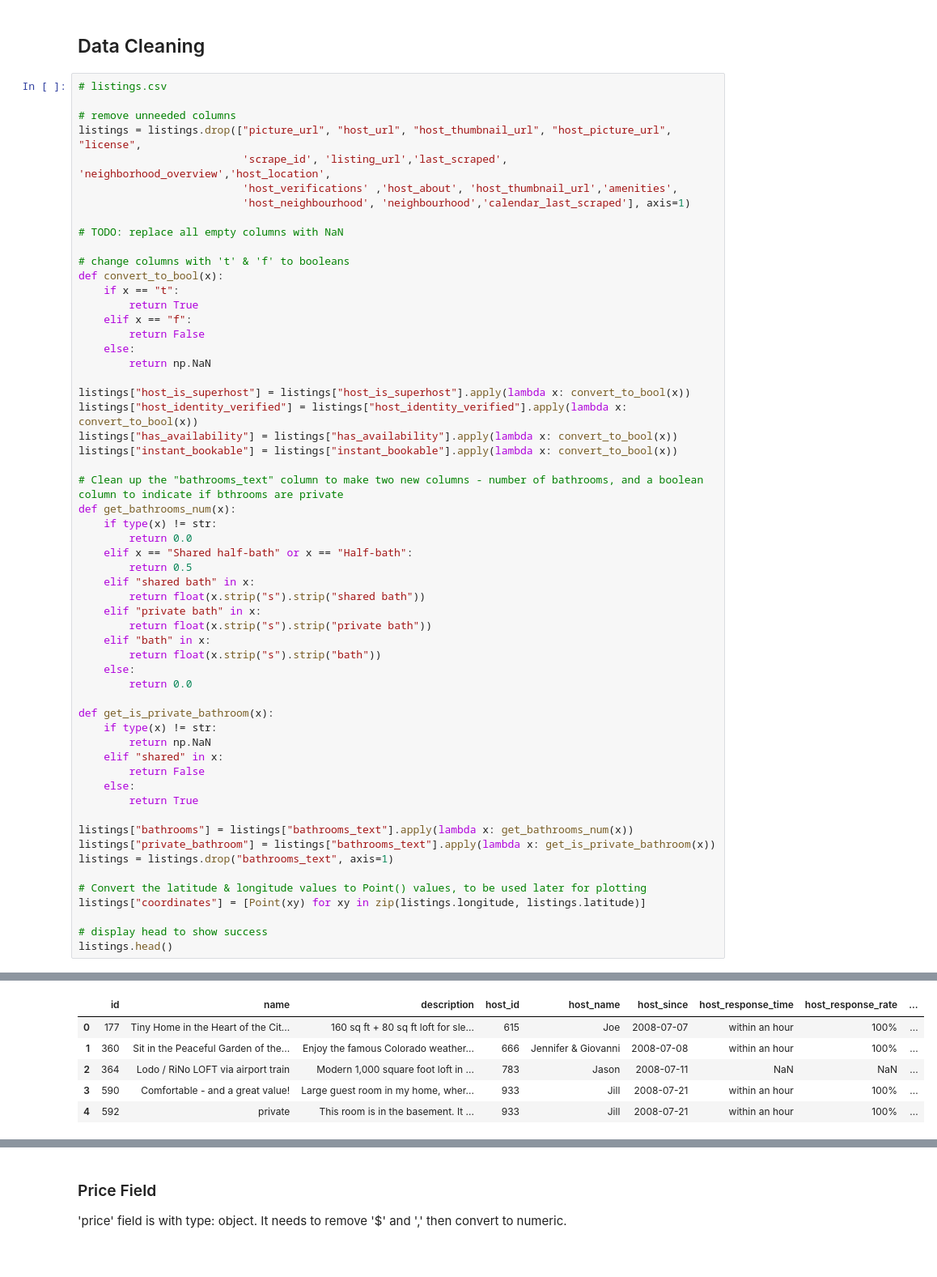
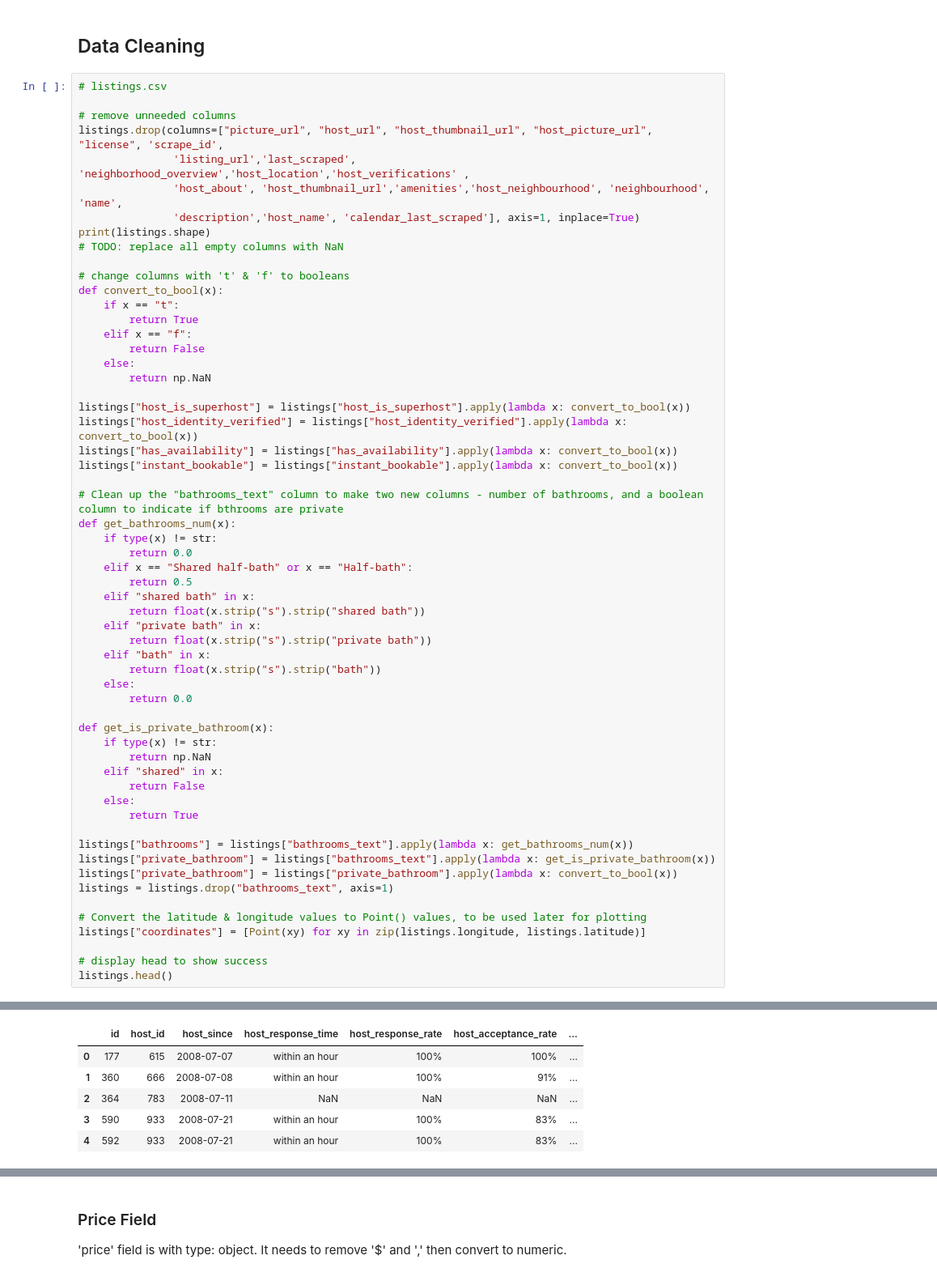
Before and after one commit to jeniscool/tools2-final-project, a Jupyter notebook: final_project_notebook.ipynb, the cells around one changed output, grey strips where cells are left out. Shown: that part at 81% size. Cells and saved outputs as stored; diff of their text form.

```diff
--- a/final_project_notebook.ipynb
+++ b/final_project_notebook.ipynb
@@ -88,11 +90,11 @@ neighborhoods_gdf.head()
 # listings.csv
 
 # remove unneeded columns
-listings = listings.drop(["picture_url", "host_url", "host_thumbnail_url", "host_picture_url", "license",
-                          'scrape_id', 'listing_url','last_scraped', 'neighborhood_overview','host_location',
-                          'host_verifications' ,'host_about', 'host_thumbnail_url','amenities',
-                          'host_neighbourhood', 'neighbourhood','calendar_last_scraped'], axis=1)
-
+listings.drop(columns=["picture_url", "host_url", "host_thumbnail_url", "host_picture_url", "license", 'scrape_id',
+               'listing_url','last_scraped', 'neighborhood_overview','host_location','host_verifications' ,
+               'host_about', 'host_thumbnail_url','amenities','host_neighbourhood', 'neighbourhood', 'name',
+               'description','host_name', 'calendar_last_scraped'], axis=1, inplace=True)
+print(listings.shape)
 # TODO: replace all empty columns with NaN
 
 # change columns with 't' & 'f' to booleans
@@ -134,6 +136,7 @@ def get_is_private_bathroom(x):
 
 listings["bathrooms"] = listings["bathrooms_text"].apply(lambda x: get_bathrooms_num(x))
 listings["private_bathroom"] = listings["bathrooms_text"].apply(lambda x: get_is_private_bathroom(x))
+listings["private_bathroom"] = listings["private_bathroom"].apply(lambda x: convert_to_bool(x))
 listings = listings.drop("bathrooms_text", axis=1)
 
 # Convert the latitude & longitude values to Point() values, to be used later for plotting
@@ -145,6 +149,6 @@ listings.head()
-|  | id | name | description | host_id | host_name | host_since | host_response_time | host_response_rate | ... |
-| 0 | 177 | Tiny Home in the Heart of the Cit... | 160 sq ft + 80 sq ft loft for sle... | 615 | Joe | 2008-07-07 | within an hour | 100% | ... |
-| 1 | 360 | Sit in the Peaceful Garden of the... | Enjoy the famous Colorado weather... | 666 | Jennifer & Giovanni | 2008-07-08 | within an hour | 100% | ... |
-| 2 | 364 | Lodo / RiNo LOFT via airport train | Modern 1,000 square foot loft in ... | 783 | Jason | 2008-07-11 | NaN | NaN | ... |
-| 3 | 590 | Comfortable - and a great value! | Large guest room in my home, wher... | 933 | Jill | 2008-07-21 | within an hour | 100% | ... |
-| 4 | 592 | private | This room is in the basement. It ... | 933 | Jill | 2008-07-21 | within an hour | 100% | ... |
+|  | id | host_id | host_since | host_response_time | host_response_rate | host_acceptance_rate | ... |
+| 0 | 177 | 615 | 2008-07-07 | within an hour | 100% | 100% | ... |
+| 1 | 360 | 666 | 2008-07-08 | within an hour | 100% | 91% | ... |
+| 2 | 364 | 783 | 2008-07-11 | NaN | NaN | NaN | ... |
+| 3 | 590 | 933 | 2008-07-21 | within an hour | 100% | 83% | ... |
+| 4 | 592 | 933 | 2008-07-21 | within an hour | 100% | 83% | ... |
```
Also changed, not shown: parts of 10 cells of this notebook.
